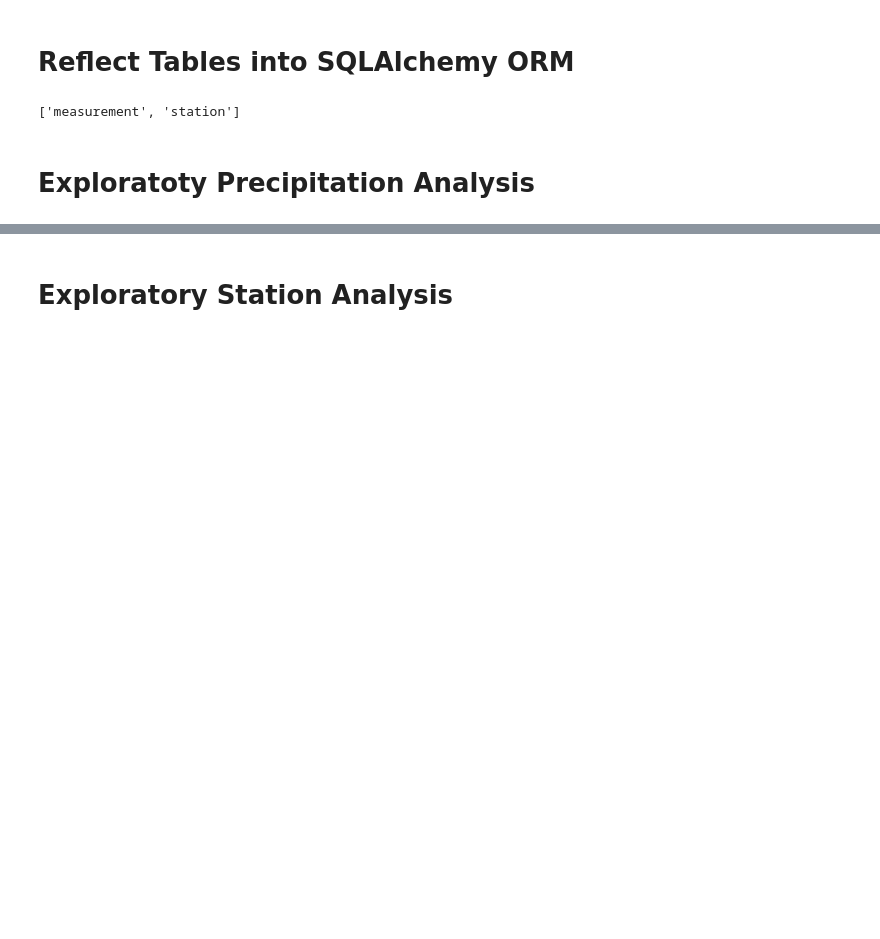
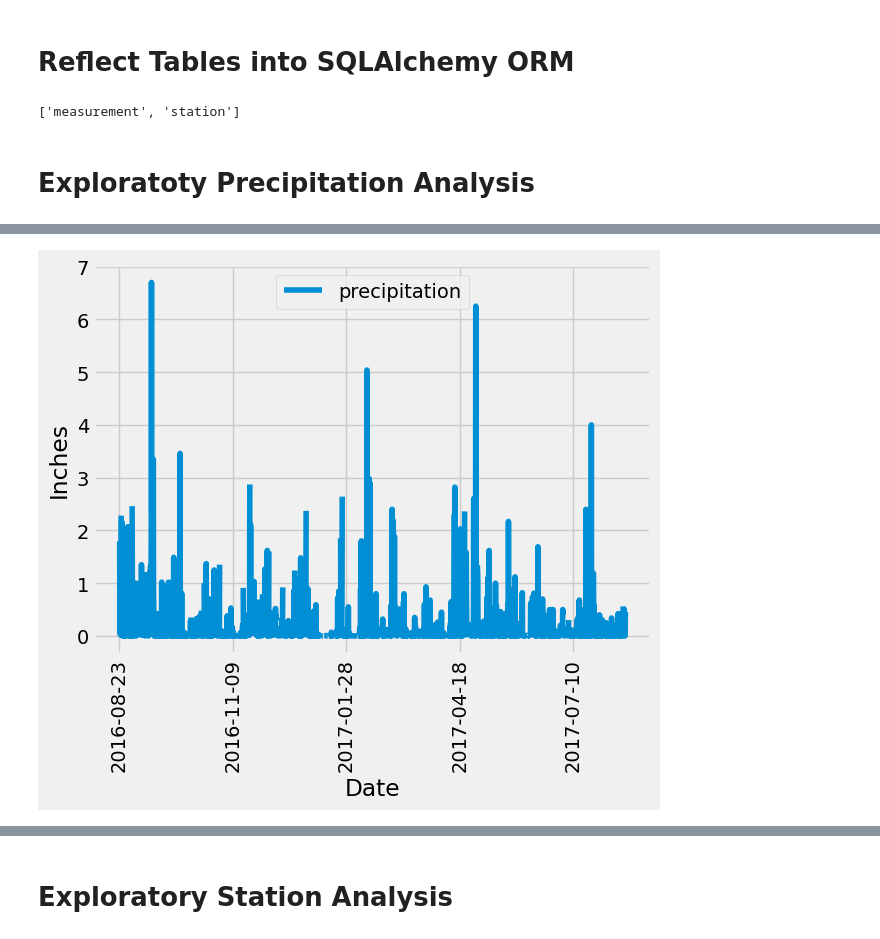
Before and after one commit to mariadiosdado/sqlalchemy-challenge, a Jupyter notebook: SurfsUp/climate_sqlalchemy.ipynb, the cells around one changed output, grey strips where cells are left out. Cells and saved outputs as stored; diff of their text form; code cells hidden in the pictures; blank space fills up the shorter version.

```diff
--- a/SurfsUp/climate_sqlalchemy.ipynb
+++ b/SurfsUp/climate_sqlalchemy.ipynb
@@ -44,0 +47,10 @@ session = Session(bind = engine)
+# %%
+# Design a query to retrieve the last 12 months of precipitation data and plot the results.
+
+# Starting from the most recent data point in the database.
+    # most_recent_date is "2017-08-23"
+
+# Calculate the date one year from the last date in data set.
+    # 2016-08-23
+previous_year = dt.date(2017,8,23) - dt.timedelta(days=365)
+previous_year
@@ -44,0 +59,5 @@ session = Session(bind = engine)
+# %%
+# Perform a query to retrieve the data and precipitation scores
+#session.query(Measurement.date).filter(Measurement.date > '2011-05-20').all()
+results = session.query(Measurement.date,Measurement.prcp).filter(Measurement.date >= previous_year).all()
+results
@@ -44,0 +82,4 @@ session = Session(bind = engine)
+# %%
+# Save the query results as a Pandas DataFrame. Explicitly set the column names
+df = pd.DataFrame(results, columns = ["date", "precipitation"])
+df
@@ -44,0 +100,4 @@ session = Session(bind = engine)
+# %%
+# Sort the dataframe by date
+df.sort_values(by="date", inplace = True)
+df
@@ -45,19 +118,9 @@ session = Session(bind = engine)
 # %%
-# Design a query to retrieve the last 12 months of precipitation data and plot the results.
-# Starting from the most recent data point in the database.
-
-# Calculate the date one year from the last date in data set.
-
-
-# Perform a query to retrieve the data and precipitation scores
-
-
-# Save the query results as a Pandas DataFrame. Explicitly set the column names
-
-
-# Sort the dataframe by date
-
-
 # Use Pandas Plotting with Matplotlib to plot the data
+df.plot(x="date", y="precipitation", #kind="bar",
+        rot=90, xlabel="Date", ylabel="Inches")
+plt.show()
+# %% [output]
+[figure, added]
 # %%
 # Use Pandas to calculate the summary statistics for the precipitation data
```
Also changed, not shown: parts of 13 cells of this notebook, 1 other file.
